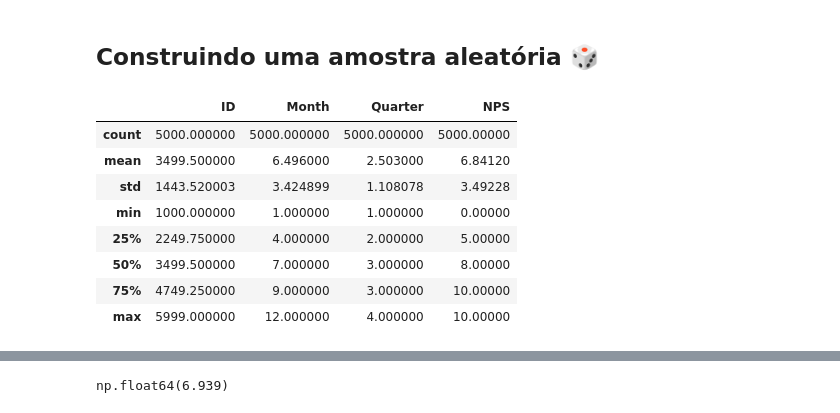
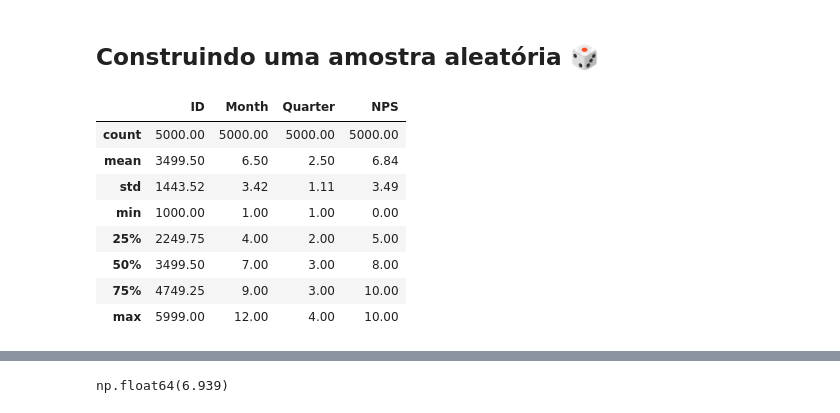
Before and after one commit to JhowSantiago/Fiap-AI-Scientist, a Jupyter notebook: Projetos Práticos/FASE 1/Estatística essencial para cientistas de dados/Aula 1.2 Hnads ON Amostragem e Intervalo/Aula 1.ipynb, the cells around one changed output, grey strips where cells are left out. Saved outputs shown, nothing was run; the diff lists cells and outputs as text; code cells hidden in the pictures.

```diff
--- a/Projetos Práticos/FASE 1/Estatística essencial para cientistas de dados/Aula 1.2 Hnads ON Amostragem e Intervalo/Aula 1.ipynb
+++ b/Projetos Práticos/FASE 1/Estatística essencial para cientistas de dados/Aula 1.2 Hnads ON Amostragem e Intervalo/Aula 1.ipynb
@@ -60,13 +65,13 @@ sample = df.sample(n=1000, replace=False)
 # %%
-df.describe() # população
+df.describe().round(2) # população
 # %% [output]
 |  | ID | Month | Quarter | NPS |
-| count | 5000.000000 | 5000.000000 | 5000.000000 | 5000.00000 |
-| mean | 3499.500000 | 6.496000 | 2.503000 | 6.84120 |
-| std | 1443.520003 | 3.424899 | 1.108078 | 3.49228 |
-| min | 1000.000000 | 1.000000 | 1.000000 | 0.00000 |
-| 25% | 2249.750000 | 4.000000 | 2.000000 | 5.00000 |
-| 50% | 3499.500000 | 7.000000 | 3.000000 | 8.00000 |
-| 75% | 4749.250000 | 9.000000 | 3.000000 | 10.00000 |
-| max | 5999.000000 | 12.000000 | 4.000000 | 10.00000 |
+| count | 5000.00 | 5000.00 | 5000.00 | 5000.00 |
+| mean | 3499.50 | 6.50 | 2.50 | 6.84 |
+| std | 1443.52 | 3.42 | 1.11 | 3.49 |
+| min | 1000.00 | 1.00 | 1.00 | 0.00 |
+| 25% | 2249.75 | 4.00 | 2.00 | 5.00 |
+| 50% | 3499.50 | 7.00 | 3.00 | 8.00 |
+| 75% | 4749.25 | 9.00 | 3.00 | 10.00 |
+| max | 5999.00 | 12.00 | 4.00 | 10.00 |
 # %%
```
Also changed, not shown: parts of 8 cells of this notebook.
